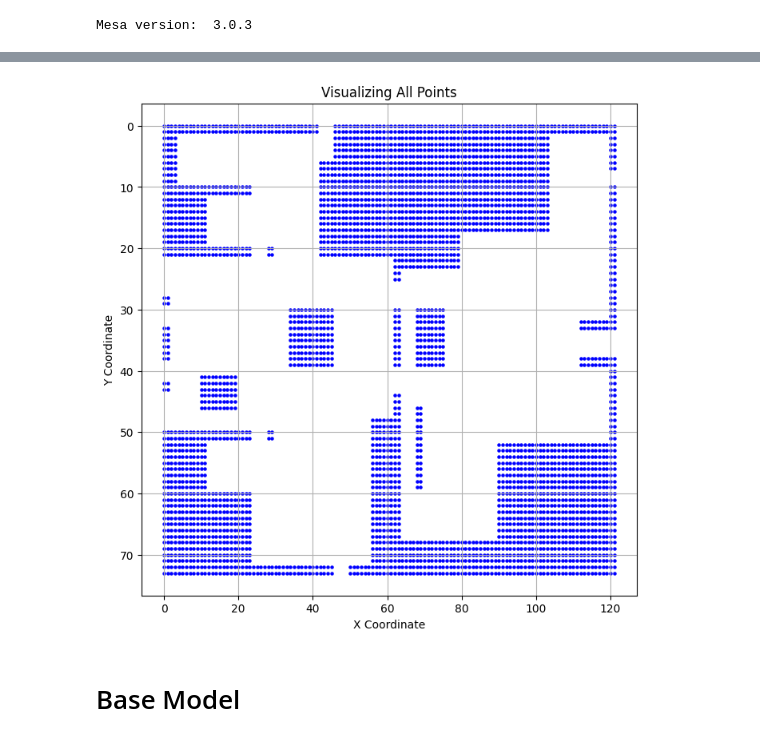
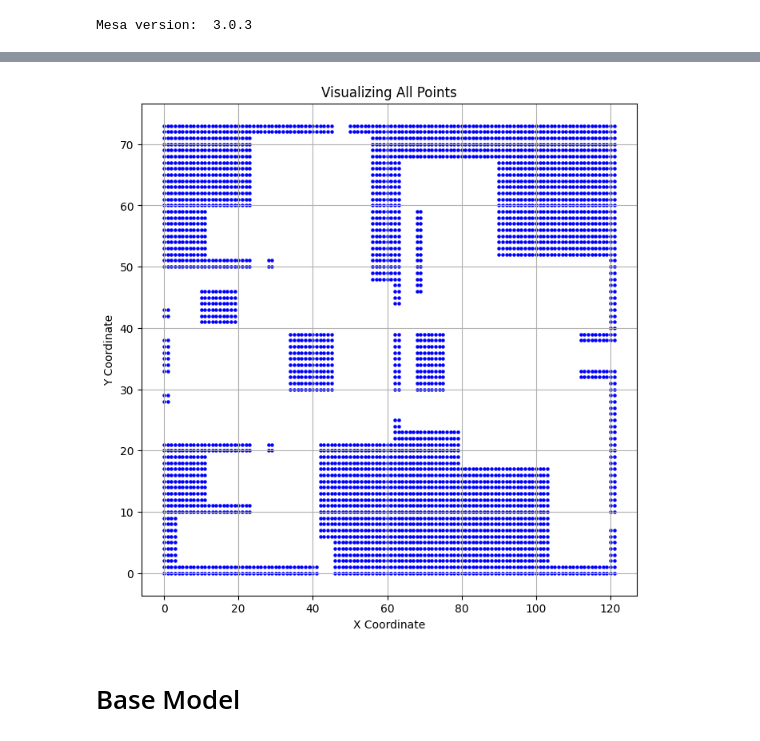
Before and after one commit to Pepijn2001/ABM_SEN1211, a Jupyter notebook: Base_model_environment.ipynb, the cells around one changed output, grey strips where cells are left out. Saved outputs shown, nothing was run; the diff lists cells and outputs as text; code cells hidden in the pictures.

```diff
--- a/Base_model_environment.ipynb
+++ b/Base_model_environment.ipynb
@@ -91,26 +68,27 @@ np.float64(0.0)
 # %%
 import matplotlib.pyplot as plt
 max_y = max(rows)
+
 # Adjust y-coordinates to invert the y-axis
 adjusted_rows = [max_y - y for y in rows]
 # Define the coordinates to plot
 coordinates = list(zip(cols, adjusted_rows))
 
 # Extract x and y coordinates
 x_coords = [coord[0] for coord in coordinates]
 y_coords = [coord[1] for coord in coordinates]
 
 # Create the plot
 plt.figure(figsize=(8, 8))
 plt.scatter(x_coords, y_coords, c='blue', s=5)  # Plot each point as a blue dot
-plt.gca().invert_yaxis()  # Invert y-axis if necessary to match your coordinate system
+
 plt.title("Visualizing All Points")
 plt.xlabel("X Coordinate")
 plt.ylabel("Y Coordinate")
 plt.grid(True)
 plt.show()
 # %% [output]
-[figure, old version]
+[figure, new version]
 # %%
 def find_exits(floor_plan):
     exit_locations = []
```
Also changed, not shown: parts of 9 cells of this notebook, 2 other files.
